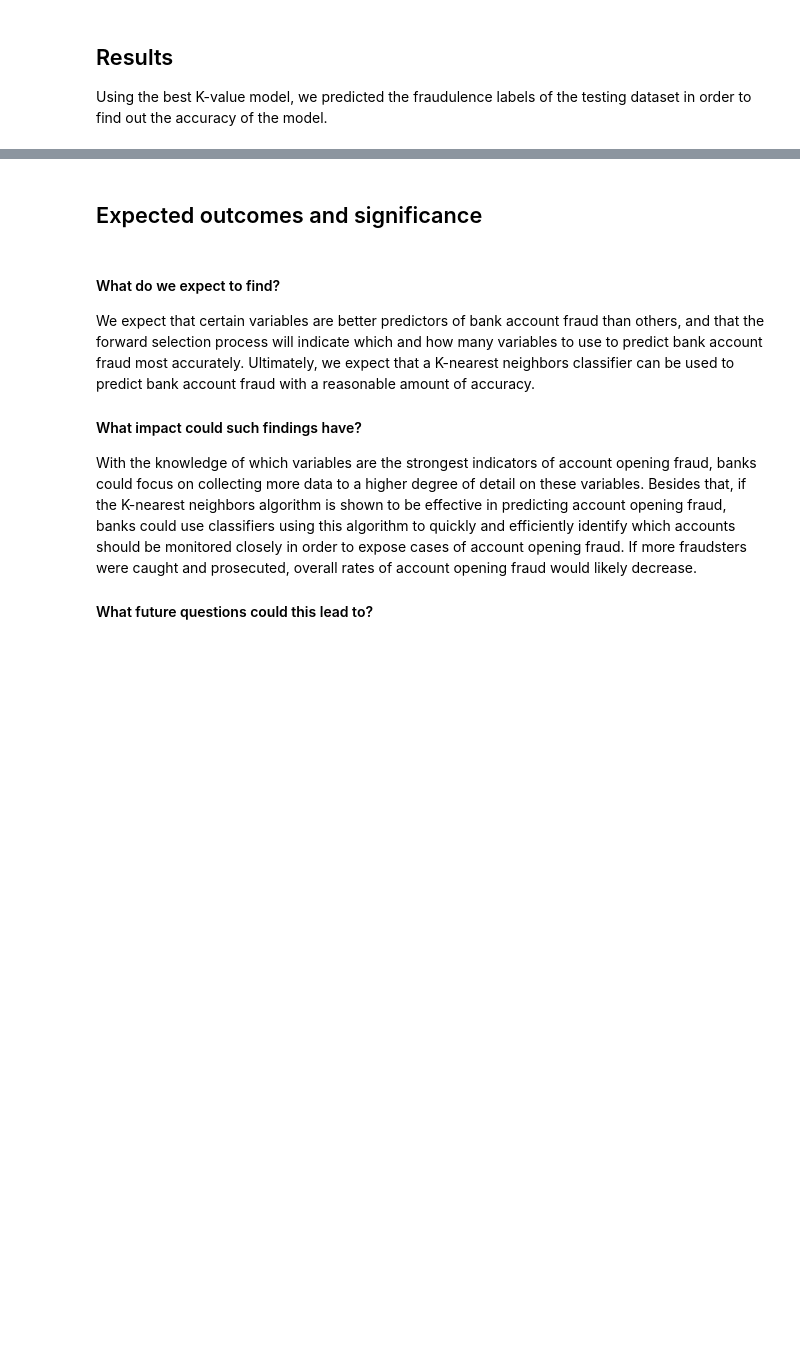
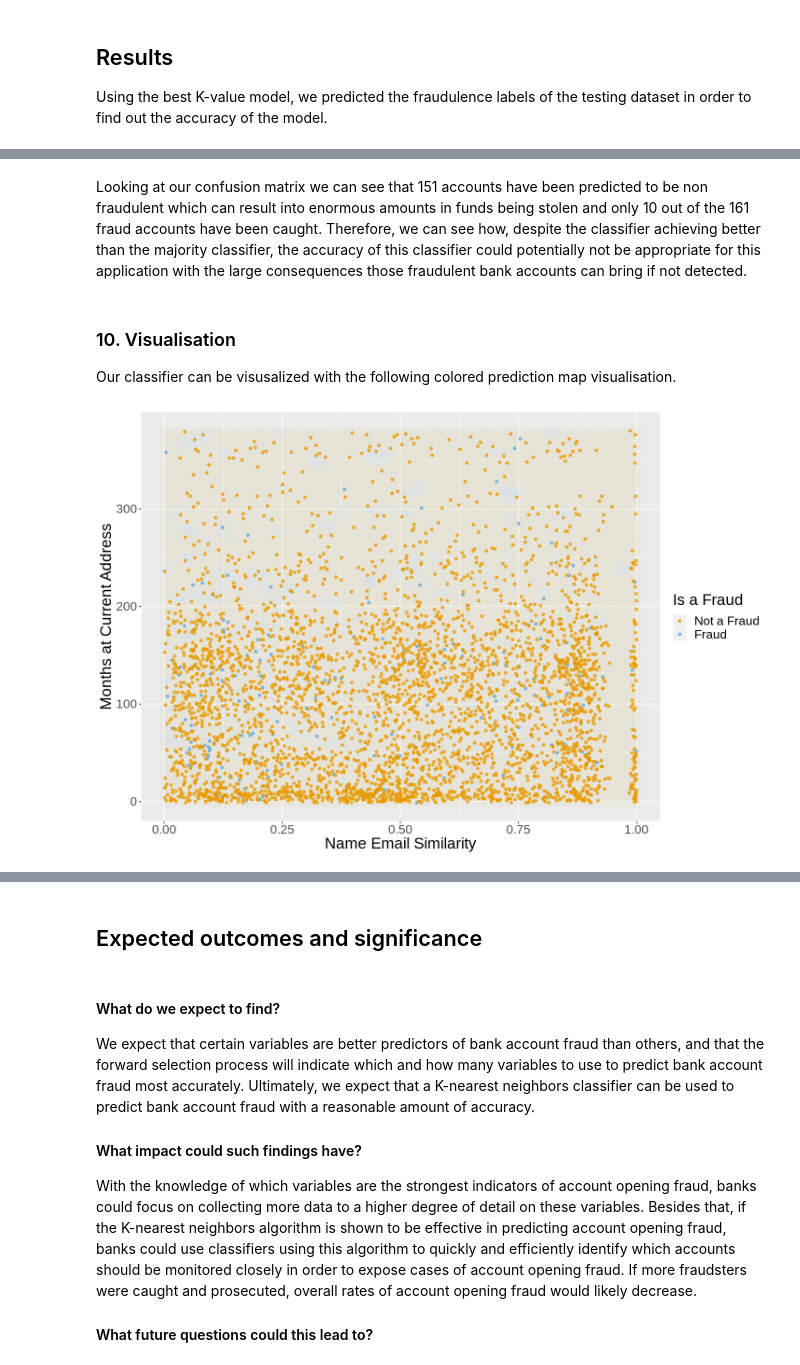
Before and after one commit to aqil18/DSCI100-Term-Project-2022W2, a Jupyter notebook: group_project_proposal.ipynb, the cells around one changed output, grey strips where cells are left out. Cells and saved outputs as stored; diff of their text form; code cells hidden in the pictures; blank space fills up the shorter version.

```diff
--- a/group_project_proposal.ipynb
+++ b/group_project_proposal.ipynb
@@ -641,0 +667,49 @@ We plotted a bar chart of the confusion matrix of our best K-value model alongsi
+# %% [markdown]
+Looking at our confusion matrix we can see that 151 accounts have been predicted to be non fraudulent which can result into enormous amounts in funds being stolen and only 10 out of the 161 fraud accounts have been caught. Therefore, we can see how, despite the classifier achieving better than the majority classifier, the accuracy of this classifier could potentially not be appropriate for this application with the large consequences those fraudulent bank accounts can bring if not detected.
+# %% [markdown]
+### 10. Visualisation
+Our classifier can be visusalized with the following colored prediction map visualisation.
+# %%
+
+options(repr.plot.width=12, repr.plot.height=8)
+
+
+ema_grid <- seq(min(fraud_test$name_email_similarity),
+                max(fraud_test$name_email_similarity),
+                length.out = 100)
+add_grid <- seq(min(fraud_test$current_address_months_count),
+                max(fraud_test$current_address_months_count),
+                length.out = 100)
+asgrid <- as_tibble(expand.grid(name_email_similarity = ema_grid,
+                                current_address_months_count = add_grid))
+
+
+knnPredGrid <- predict(knn_fit, asgrid)
+
+prediction_table <- bind_cols(knnPredGrid, asgrid) |>
+  rename(Class = .pred_class)
+
+
+final_plot <-
+  ggplot() +
+  geom_point(data = fraud_test,
+             mapping = aes(x = name_email_similarity,
+                           y = current_address_months_count,
+                           color = fraud_bool),
+             alpha = 0.75) +
+  geom_point(data = prediction_table,
+             mapping = aes(x = name_email_similarity,
+                           y = current_address_months_count,
+                           color = Class),
+             alpha = 0.02,
+             size = 5) +
+  labs(color = "Is a Fraud",
+       x = "Name Email Similarity",
+       y = "Months at Current Address") +
+  scale_color_manual(labels = c("Not a Fraud", "Fraud"),
+                     values = c("orange2", "steelblue2")) +
+  theme(text = element_text(size = 20))
+
+final_plot
+# %% [output]
+[figure, added]
```
Also changed, not shown: parts of 14 cells of this notebook.
